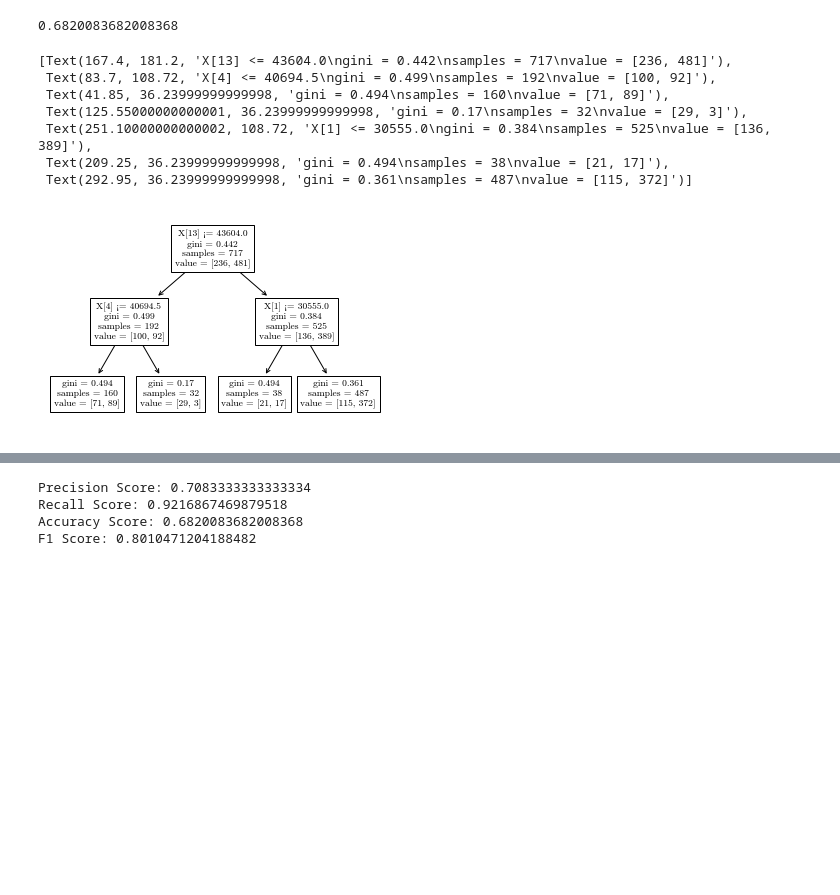
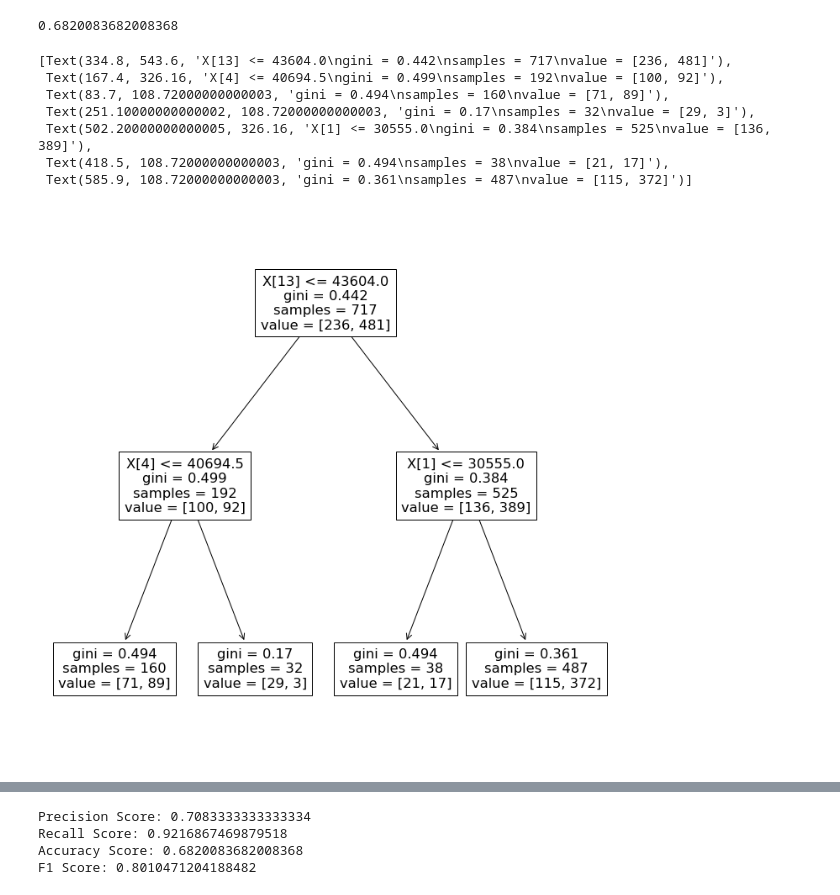
Before and after one commit to meowkaiser/Twitch-Analytics, a Jupyter notebook: Michael Schor Notebook.ipynb, the cells around one changed output, grey strips where cells are left out. Saved outputs shown, nothing was run; the diff lists cells and outputs as text; code cells hidden in the pictures; blank space fills up the shorter version.

```diff
--- a/Michael Schor Notebook.ipynb
+++ b/Michael Schor Notebook.ipynb
@@ -484,16 +484,17 @@ best_tree = tree_grid_search.best_estimator_
 tree_test_preds = best_tree.predict(X_test)
 # %%
 #creating a visualization of the decision tree
+plt.figure(figsize=(12,12))
 plot_tree(best_tree)
 # %% [output]
-[Text(167.4, 181.2, 'X[13] <= 43604.0\ngini = 0.442\nsamples = 717\nvalue = [236, 481]'),
- Text(83.7, 108.72, 'X[4] <= 40694.5\ngini = 0.499\nsamples = 192\nvalue = [100, 92]'),
- Text(41.85, 36.23999999999998, 'gini = 0.494\nsamples = 160\nvalue = [71, 89]'),
- Text(125.55000000000001, 36.23999999999998, 'gini = 0.17\nsamples = 32\nvalue = [29, 3]'),
- Text(251.10000000000002, 108.72, 'X[1] <= 30555.0\ngini = 0.384\nsamples = 525\nvalue = [136, 389]'),
- Text(209.25, 36.23999999999998, 'gini = 0.494\nsamples = 38\nvalue = [21, 17]'),
- Text(292.95, 36.23999999999998, 'gini = 0.361\nsamples = 487\nvalue = [115, 372]')]
+[Text(334.8, 543.6, 'X[13] <= 43604.0\ngini = 0.442\nsamples = 717\nvalue = [236, 481]'),
+ Text(167.4, 326.16, 'X[4] <= 40694.5\ngini = 0.499\nsamples = 192\nvalue = [100, 92]'),
+ Text(83.7, 108.72000000000003, 'gini = 0.494\nsamples = 160\nvalue = [71, 89]'),
+ Text(251.10000000000002, 108.72000000000003, 'gini = 0.17\nsamples = 32\nvalue = [29, 3]'),
+ Text(502.20000000000005, 326.16, 'X[1] <= 30555.0\ngini = 0.384\nsamples = 525\nvalue = [136, 389]'),
+ Text(418.5, 108.72000000000003, 'gini = 0.494\nsamples = 38\nvalue = [21, 17]'),
+ Text(585.9, 108.72000000000003, 'gini = 0.361\nsamples = 487\nvalue = [115, 372]')]
-[figure, old version]
+[figure, new version]
 # %%
 plot_confusion_matrix(best_tree, X_test, y_test, normalize='true')
 # %% [output]
```
Also changed, not shown: parts of 15 cells of this notebook.
